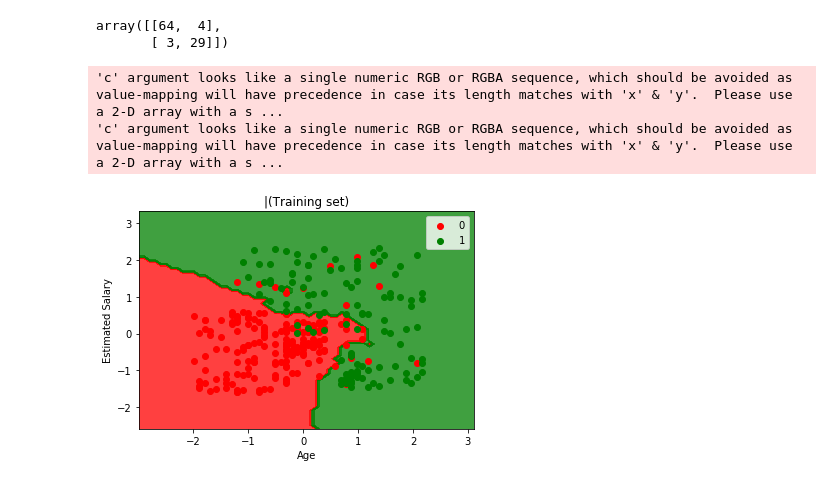
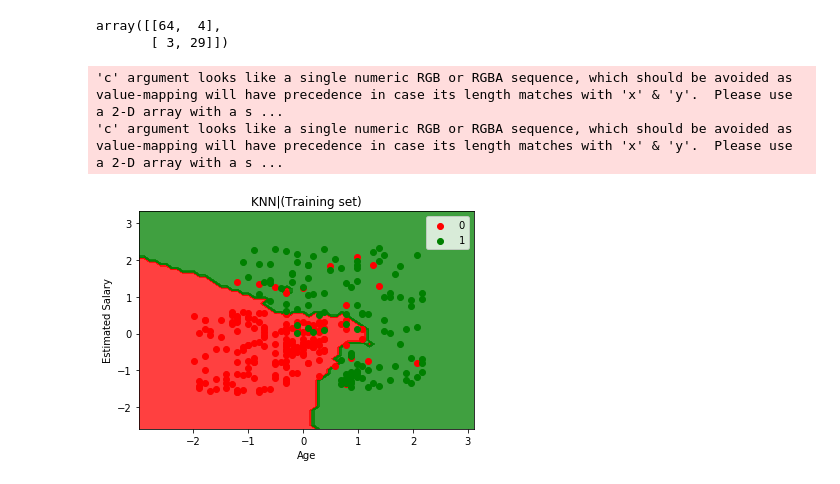
Before and after one commit to ducksfrogs/udemy_dataAna_py, a Jupyter notebook: A_Z/ipython/K-NN.ipynb, the cells around one changed output. Cells and saved outputs as stored; diff of their text form; code cells hidden in the pictures.

```diff
--- a/A_Z/ipython/K-NN.ipynb
+++ b/A_Z/ipython/K-NN.ipynb
@@ -50,18 +50,18 @@ X1, X2 = np.meshgrid(np.arange(start= X_set[:,0].min() -1, stop=X_set[:,0].max()
 # %%
 plt.contourf(X1, X2, classifier.predict(np.array([X1.ravel(), X2.ravel()]).T).reshape(X1.shape),
             alpha=0.75, cmap=ListedColormap(('red', 'green')))
 plt.xlim(X1.min(), X1.max())
 plt.ylim(X2.min(), X2.max())
 for i, j in enumerate(np.unique(y_set)):
     plt.scatter(X_set[y_set==j,0], X_set[y_set==j,1],
                c=ListedColormap(('red','green'))(i), label=j)
-plt.title("|(Training set)")
+plt.title("KNN|(Training set)")
 plt.xlabel("Age")
 plt.ylabel('Estimated Salary')
 
 plt.legend()
 plt.show()
 # %% [output]
 'c' argument looks like a single numeric RGB or RGBA sequence, which should be avoided as value-mapping will have precedence in case its length matches with 'x' & 'y'.  Please use a 2-D array with a s ...
 'c' argument looks like a single numeric RGB or RGBA sequence, which should be avoided as value-mapping will have precedence in case its length matches with 'x' & 'y'.  Please use a 2-D array with a s ...
-[figure, old version]
+[figure, new version]
```
Also changed, not shown: parts of 3 cells of this notebook, 6 other files.
